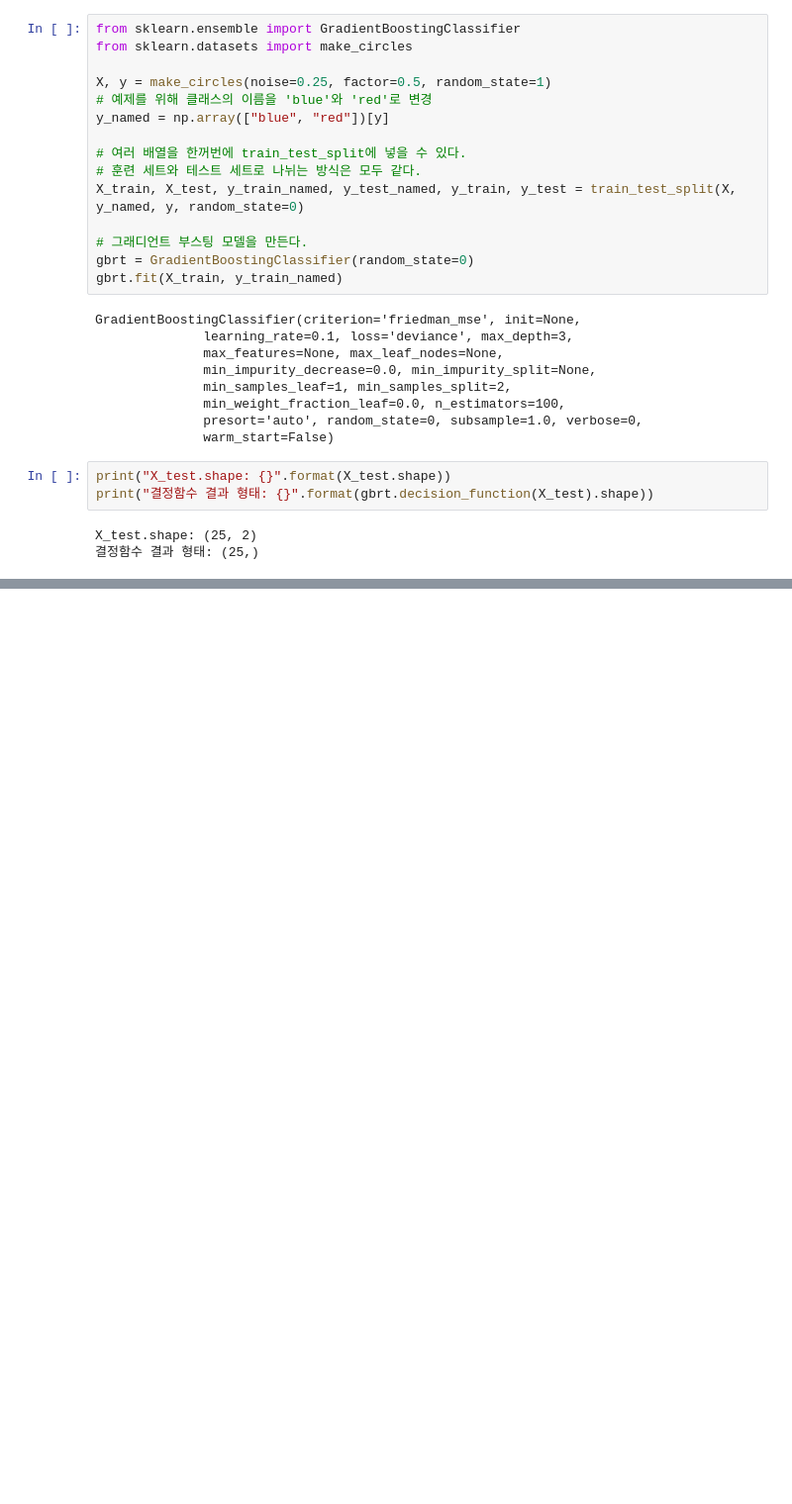
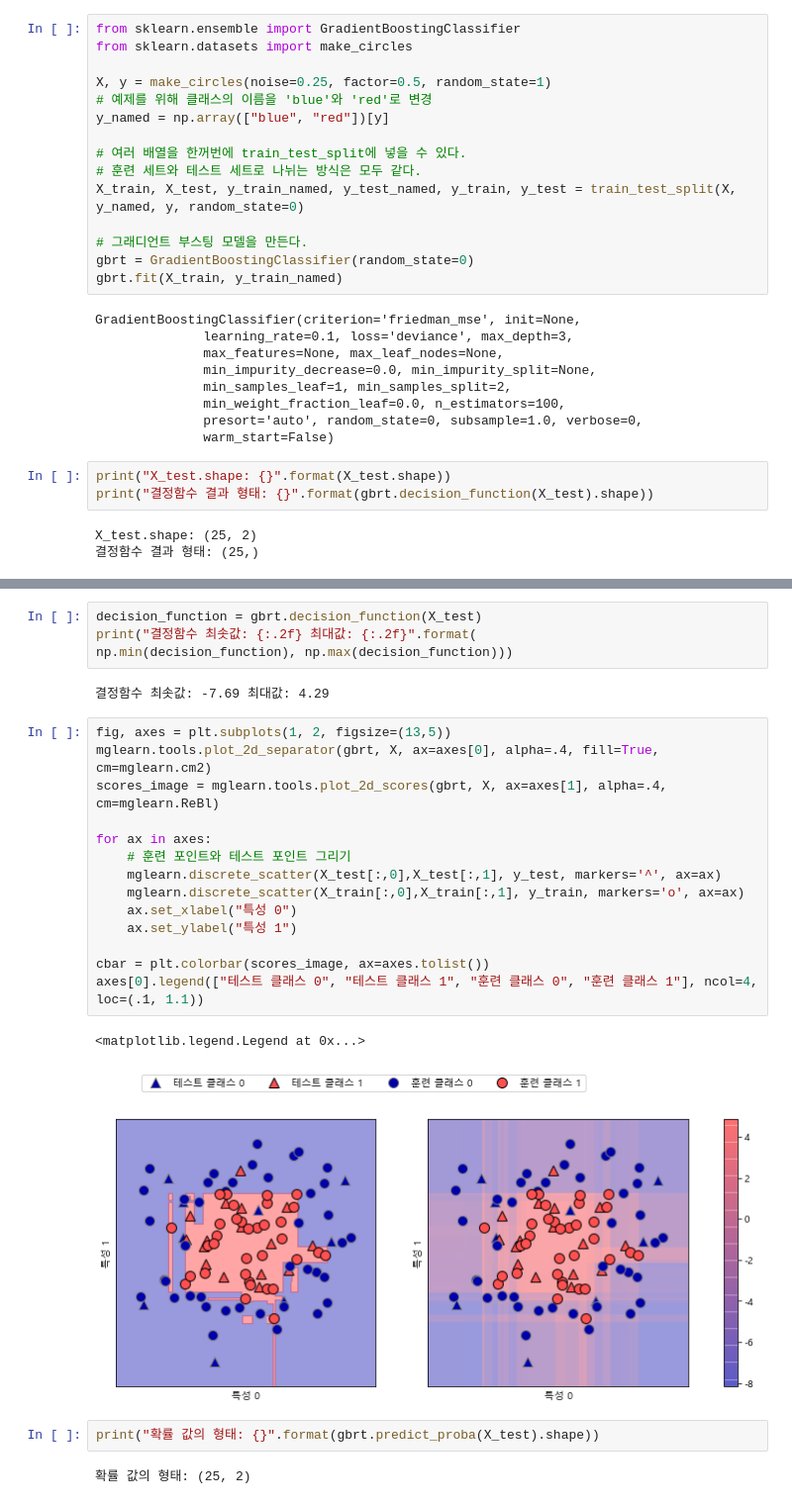
Before and after one commit to whpark70/scikit-learn-notebook, a Jupyter notebook: 2.3.8-Perceptrons.ipynb, the cells around one changed output, grey strips where cells are left out. Shown: that part at 99% size. Drawn from its saved outputs; the diff is of its cells as text; blank space fills up the shorter version.

```diff
--- a/2.3.8-Perceptrons.ipynb
+++ b/2.3.8-Perceptrons.ipynb
@@ -180,0 +213,27 @@ X_test.shape: (25, 2)
+# %%
+decision_function = gbrt.decision_function(X_test)
+print("결정함수 최솟값: {:.2f} 최대값: {:.2f}".format(
+np.min(decision_function), np.max(decision_function)))
+# %% [output]
+결정함수 최솟값: -7.69 최대값: 4.29
+# %%
+fig, axes = plt.subplots(1, 2, figsize=(13,5))
+mglearn.tools.plot_2d_separator(gbrt, X, ax=axes[0], alpha=.4, fill=True, cm=mglearn.cm2)
+scores_image = mglearn.tools.plot_2d_scores(gbrt, X, ax=axes[1], alpha=.4, cm=mglearn.ReBl)
+
+for ax in axes:
+    # 훈련 포인트와 테스트 포인트 그리기
+    mglearn.discrete_scatter(X_test[:,0],X_test[:,1], y_test, markers='^', ax=ax)
+    mglearn.discrete_scatter(X_train[:,0],X_train[:,1], y_train, markers='o', ax=ax)
+    ax.set_xlabel("특성 0")
+    ax.set_ylabel("특성 1")
+
+cbar = plt.colorbar(scores_image, ax=axes.tolist())
+axes[0].legend(["테스트 클래스 0", "테스트 클래스 1", "훈련 클래스 0", "훈련 클래스 1"], ncol=4, loc=(.1, 1.1))
+# %% [output]
+<matplotlib.legend.Legend at 0x...>
+[figure, added]
+# %%
+print("확률 값의 형태: {}".format(gbrt.predict_proba(X_test).shape))
+# %% [output]
+확률 값의 형태: (25, 2)
```
Also changed, not shown: parts of 11 cells of this notebook, 1 other file.
